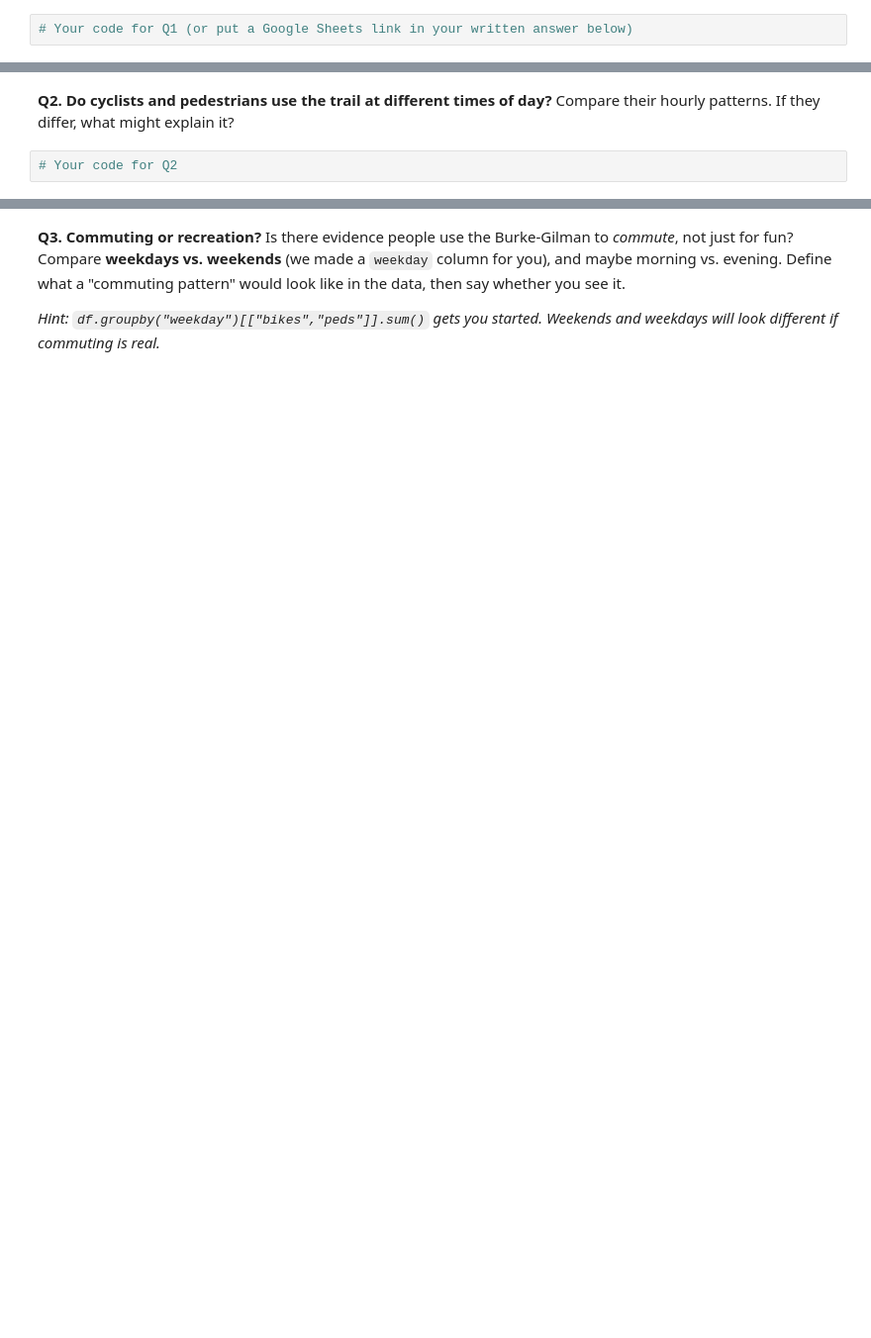
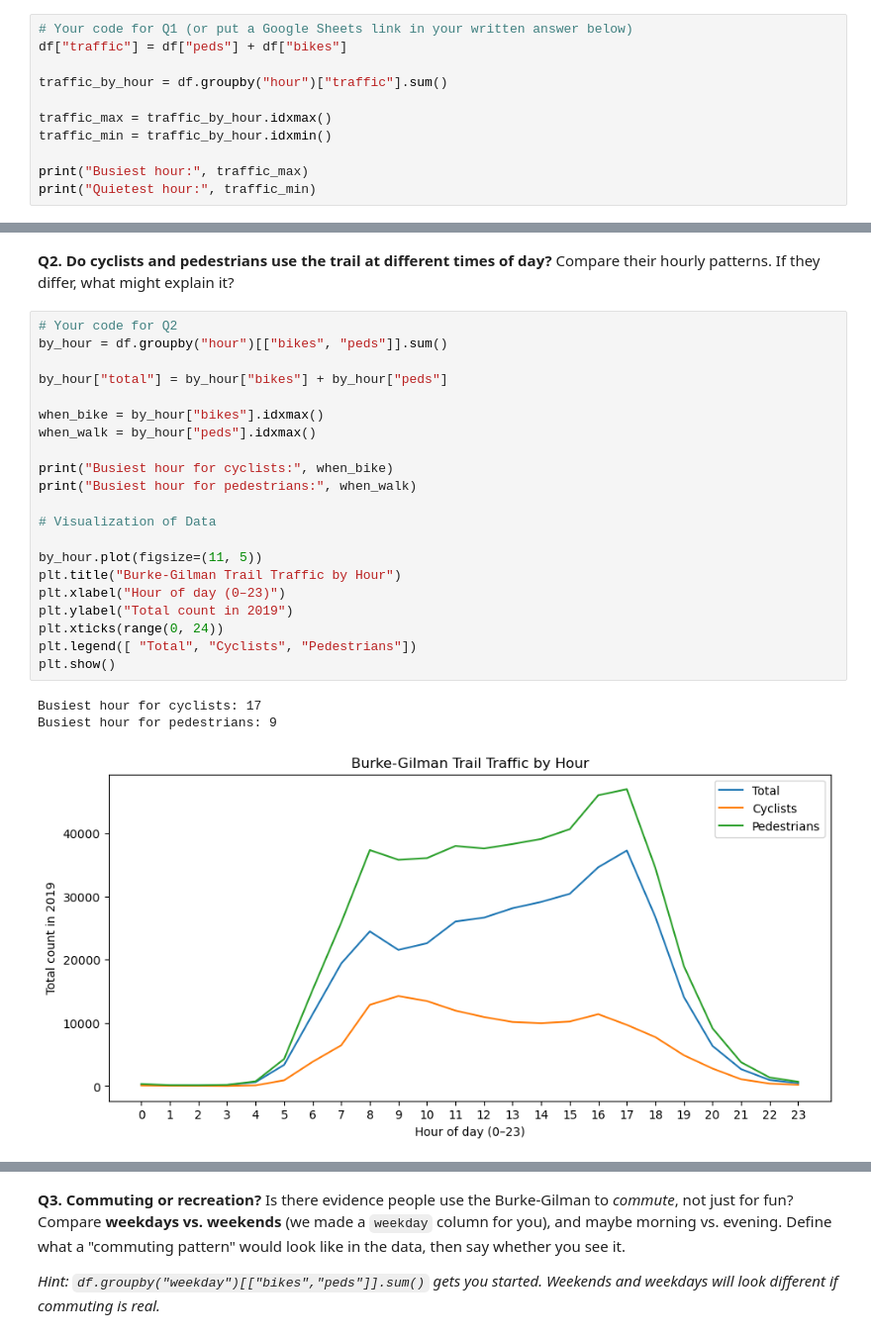
Before and after one commit to samantha0scalia/hcde-410, a Jupyter notebook: A1/A1.ipynb, the cells around one changed output, grey strips where cells are left out. Shown at 99% size. Saved outputs shown, nothing was run; the diff lists cells and outputs as text; blank space fills up the shorter version.

```diff
--- a/A1/A1.ipynb
+++ b/A1/A1.ipynb
@@ -143,3 +143,12 @@ There isn't a single right answer to most of these. Making a reasonable choice a
 Decide what *busy* means to you first — a single hour? a stretch of the day? bikes and peds together, or separately? — and say why you chose that.
 # %%
 # Your code for Q1 (or put a Google Sheets link in your written answer below)
+df["traffic"] = df["peds"] + df["bikes"]
+
+traffic_by_hour = df.groupby("hour")["traffic"].sum()
+
+traffic_max = traffic_by_hour.idxmax()
+traffic_min = traffic_by_hour.idxmin()
+
+print("Busiest hour:", traffic_max)
+print("Quietest hour:", traffic_min)
@@ -152,6 +164,29 @@ Decide what *busy* means to you first — a single hour? a stretch of the day? b
 Compare their hourly patterns. If they differ, what might explain it?
 # %%
 # Your code for Q2
+by_hour = df.groupby("hour")[["bikes", "peds"]].sum()
+
+by_hour["total"] = by_hour["bikes"] + by_hour["peds"]
+
+when_bike = by_hour["bikes"].idxmax()
+when_walk = by_hour["peds"].idxmax()
+
+print("Busiest hour for cyclists:", when_bike)
+print("Busiest hour for pedestrians:", when_walk)
+
+# Visualization of Data
+
+by_hour.plot(figsize=(11, 5))
+plt.title("Burke-Gilman Trail Traffic by Hour")
+plt.xlabel("Hour of day (0–23)")
+plt.ylabel("Total count in 2019")
+plt.xticks(range(0, 24))
+plt.legend([ "Total", "Cyclists", "Pedestrians"])
+plt.show()
+# %% [output]
+Busiest hour for cyclists: 17
+Busiest hour for pedestrians: 9
+[figure, added]
 # %% [markdown]
 **Your Q2 answer:**
 
```
Also changed, not shown: parts of 15 cells of this notebook, 2 other files.
